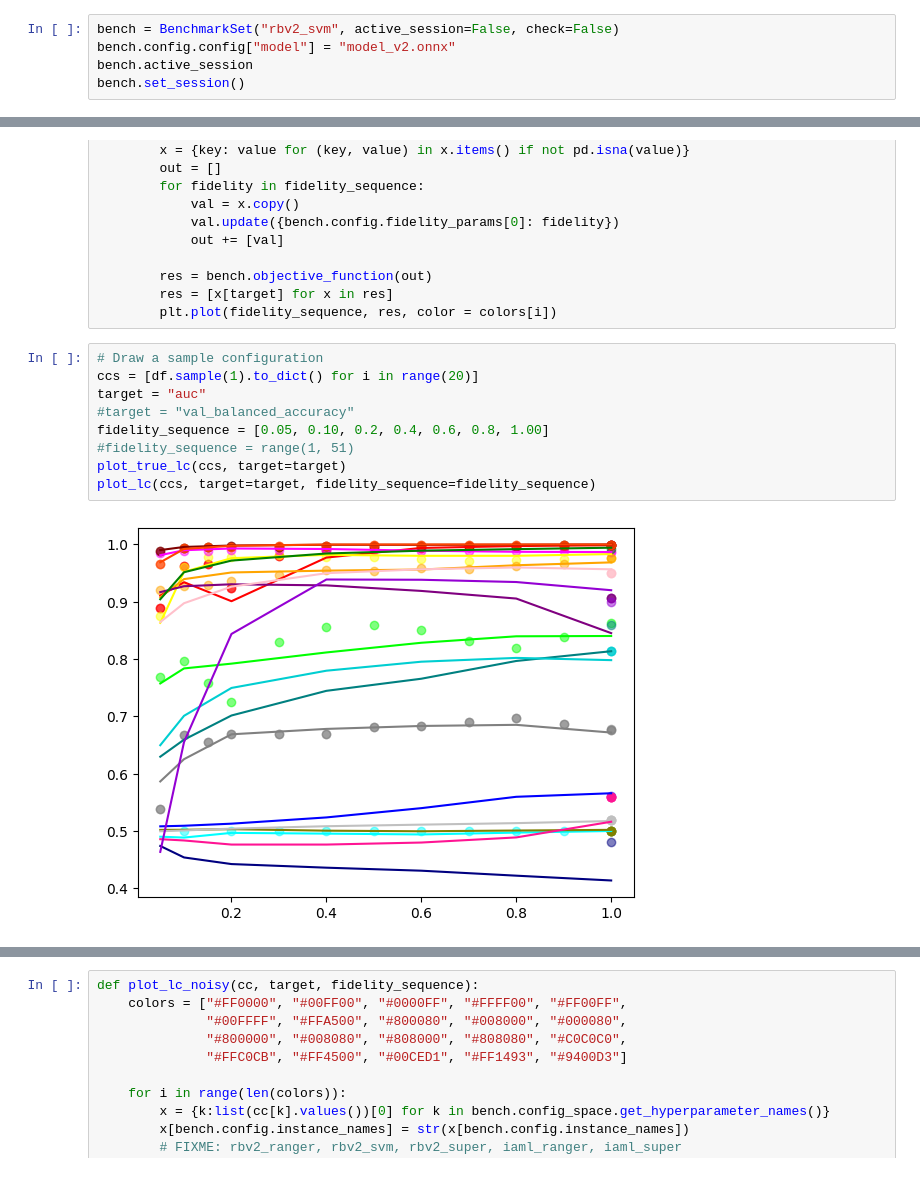
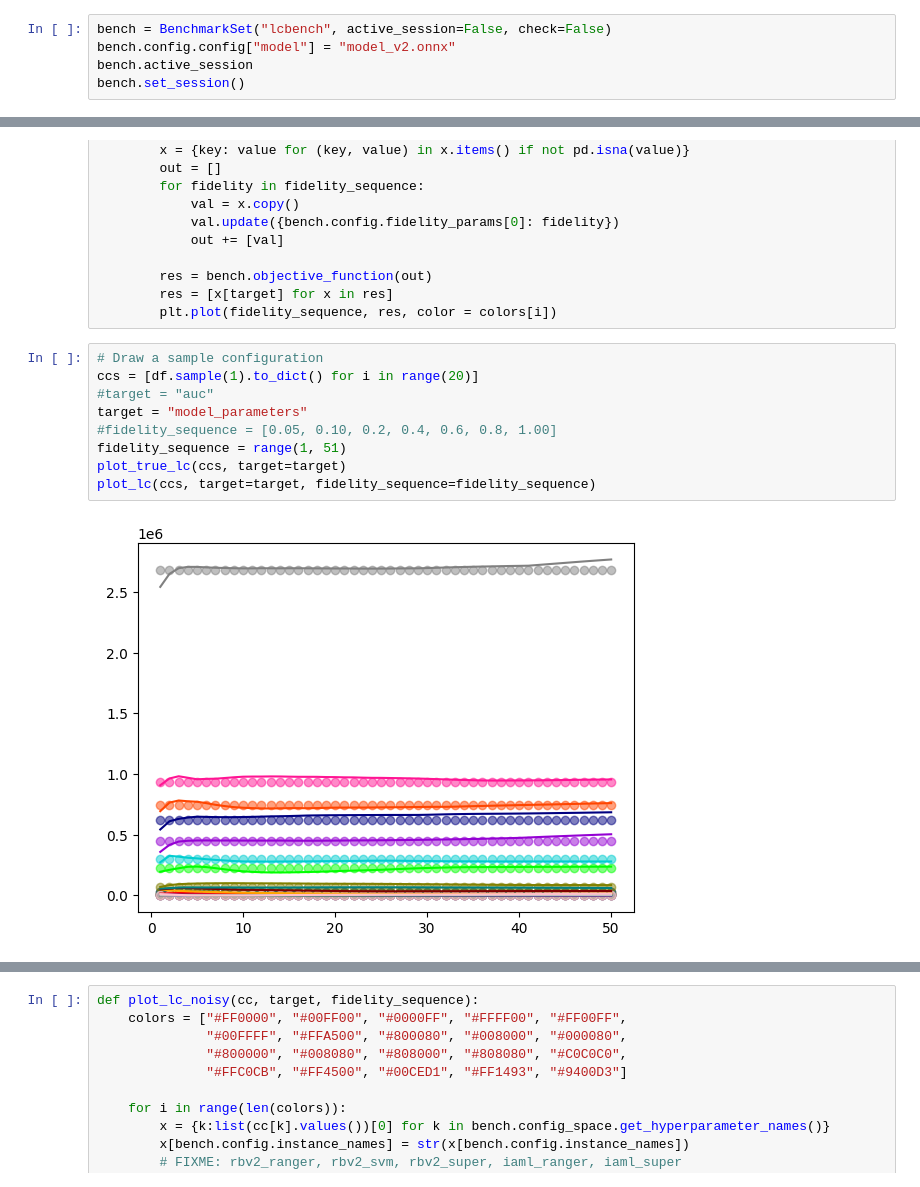
Before and after one commit to slds-lmu/yahpo_gym, a Jupyter notebook: yahpo_train/notebooks/learning_curves.ipynb, the cells around one changed output, grey strips where cells are left out. Cells and saved outputs as stored; diff of their text form.

```diff
--- a/yahpo_train/notebooks/learning_curves.ipynb
+++ b/yahpo_train/notebooks/learning_curves.ipynb
@@ -5,7 +5,7 @@ from yahpo_gym import local_config
 import matplotlib.pyplot as plt
 import pandas as pd
 # %%
-bench = BenchmarkSet("rbv2_svm", active_session=False, check=False)
+bench = BenchmarkSet("lcbench", active_session=False, check=False)
 bench.config.config["model"] = "model_v2.onnx"
 bench.active_session
 bench.set_session()
@@ -66,14 +67,14 @@ def plot_lc(ccs, target, fidelity_sequence):
 # %%
 # Draw a sample configuration
 ccs = [df.sample(1).to_dict() for i in range(20)]
-target = "auc"
-#target = "val_balanced_accuracy"
-fidelity_sequence = [0.05, 0.10, 0.2, 0.4, 0.6, 0.8, 1.00]
-#fidelity_sequence = range(1, 51)
+#target = "auc"
+target = "model_parameters"
+#fidelity_sequence = [0.05, 0.10, 0.2, 0.4, 0.6, 0.8, 1.00]
+fidelity_sequence = range(1, 51)
 plot_true_lc(ccs, target=target)
 plot_lc(ccs, target=target, fidelity_sequence=fidelity_sequence)
 # %% [output]
-[figure, old version]
+[figure, new version]
 # %%
 ccs
 # %% [output]
```
Also changed, not shown: parts of 6 cells of this notebook, 1 other file.
